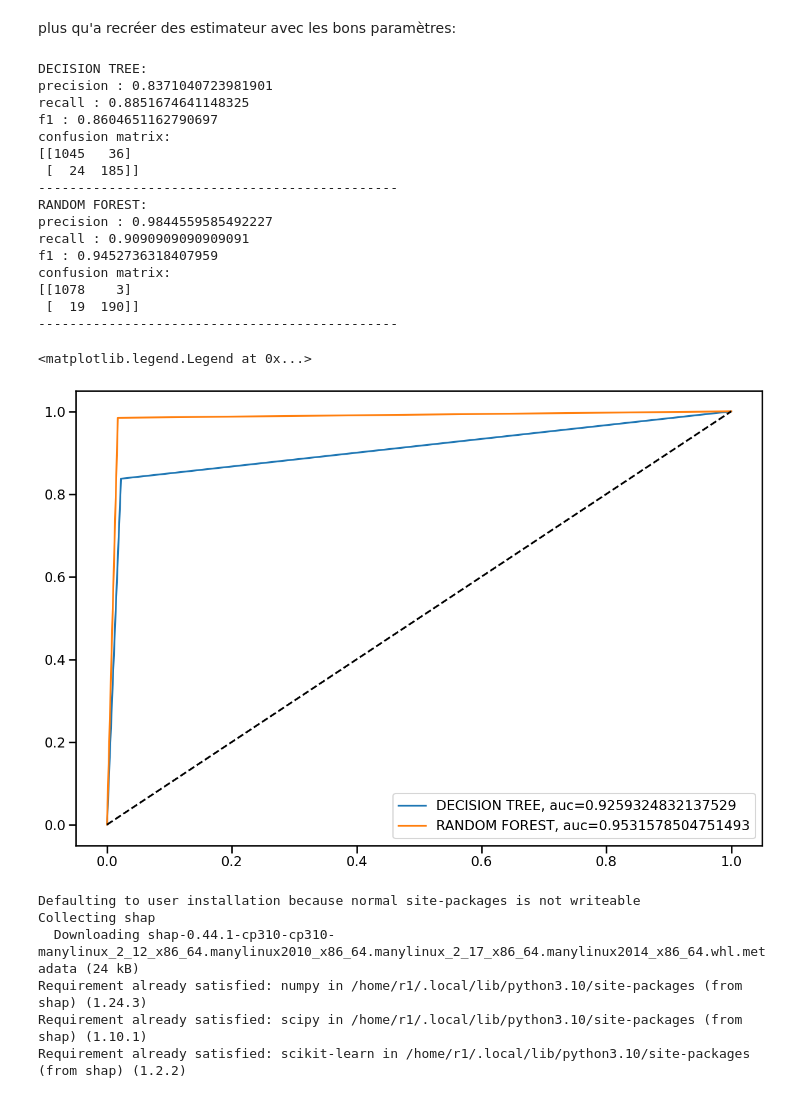
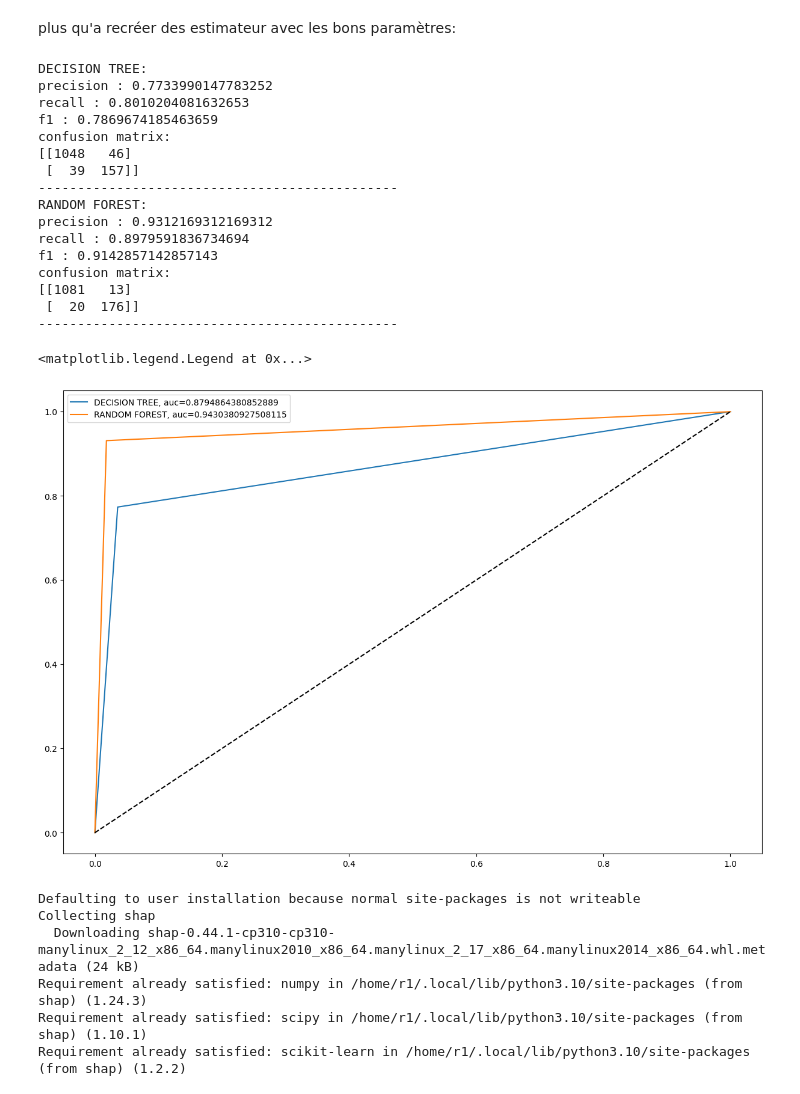
Before and after one commit to R1leMargoulin/Projet_ML_Human4You, a Jupyter notebook: Projet_ML_Human4You.ipynb, the cells around one changed output. Saved outputs shown, nothing was run; the diff lists cells and outputs as text; code cells hidden in the pictures.

```diff
--- a/Projet_ML_Human4You.ipynb
+++ b/Projet_ML_Human4You.ipynb
@@ -489,4 +497,4 @@ def train_test_creation(x:pd.DataFrame,y:pd.DataFrame, features=[], test_size=0.
 # %% [markdown]
 appel de la fonction:
 # %%
-X_train, X_test, y_train, y_test = train_test_creation(cleaned_datas, labels["Attrition"])
+X_train, X_test, y_train, y_test = train_test_creation(cleaned_datas, labels["Attrition"], features=["MeanWorkingHours", "BusinessTravel", "EducationField_Human Resources", "WorkLifeBalance", "JobSatisfaction", "EnvironmentSatisfaction", "YearsAtCompany", "YearsWithCurrManager", "TotalWorkingYears"])
@@ -626,9 +679,9 @@ tree_grid = [
 
 forest_grid = [
 
-    {'n_estimators': [3, 10, 30], 'max_features': [2, 4, 6, 8]},
+    {'n_estimators': [3, 10, 30], 'max_features': [2, 4, 6, 9]},
 
-    {'bootstrap': [False], 'n_estimators': [3, 10], 'max_features': [2, 3, 4]},
+    {'bootstrap': [False], 'n_estimators': [3, 10, 30], 'max_features': [2, 4, 6, 9]},
   ]
 
 forest_search = GridSearchCV(rf_clf, forest_grid, cv=10,
@@ -673,8 +718,8 @@ decision_tree:
 plus qu'a recréer des estimateur avec les bons paramètres:
 # %%
 #init
-tuned_decision_tree = DecisionTreeClassifier(criterion='entropy', max_depth=40)
-tuned_rf = RandomForestClassifier(bootstrap=False, max_features=4, n_estimators=10)
+tuned_decision_tree = DecisionTreeClassifier(criterion='entropy', max_depth=None)
+tuned_rf = RandomForestClassifier(bootstrap=False, max_features=2, n_estimators=30)
 
 #training
 tuned_decision_tree.fit(X_train,y_train)
@@ -685,44 +730,44 @@ tuned_rf.fit(X_train,y_train)
 #opti_rf_score = cross_val_predict(tuned_rf,X_train, y_train, cv=10)
 
 # opti_decision_tree_score = cross_val_predict(tuned_decision_tree,X_test, y_test, cv=4)
 # opti_rf_score = cross_val_predict(tuned_rf,X_test, y_test, cv=4)
 
 opti_decision_tree_score = tuned_decision_tree.predict(X_test)
 opti_rf_score = tuned_rf.predict(X_test)
 
 print("DECISION TREE:")
 print_score(y_test, opti_decision_tree_score)
 print("----------------------------------------------")
 print("RANDOM FOREST:")
 print_score(y_test, opti_rf_score)
 print("----------------------------------------------")
 
 plt.figure(0, figsize=(15,10)).clf()
 
 plot_roc(y_test, opti_decision_tree_score,"DECISION TREE")
 plot_roc(y_test, opti_rf_score,"RANDOM FOREST")
 
 plt.plot([0, 1], [0, 1], 'k--') #diagonale
 plt.legend(loc=0)
 # %% [output]
 DECISION TREE:
-precision : 0.8371040723981901
-recall : 0.8851674641148325
-f1 : 0.8604651162790697
+precision : 0.7733990147783252
+recall : 0.8010204081632653
+f1 : 0.7869674185463659
 confusion matrix:
-[[1045   36]
- [  24  185]]
+[[1048   46]
+ [  39  157]]
 ----------------------------------------------
 RANDOM FOREST:
-precision : 0.9844559585492227
-recall : 0.9090909090909091
-f1 : 0.9452736318407959
+precision : 0.9312169312169312
+recall : 0.8979591836734694
+f1 : 0.9142857142857143
 confusion matrix:
-[[1078    3]
- [  19  190]]
+[[1081   13]
+ [  20  176]]
 ----------------------------------------------
 <matplotlib.legend.Legend at 0x...>
-[figure, old version]
+[figure, new version]
 # %%
 !pip install shap
 # %% [output]
```
Also changed, not shown: parts of 9 cells of this notebook, 3 other files.
